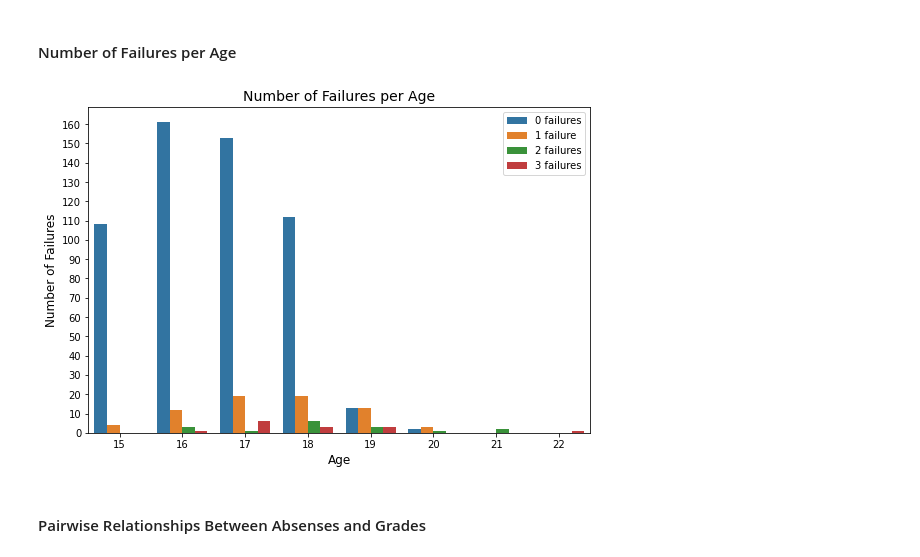
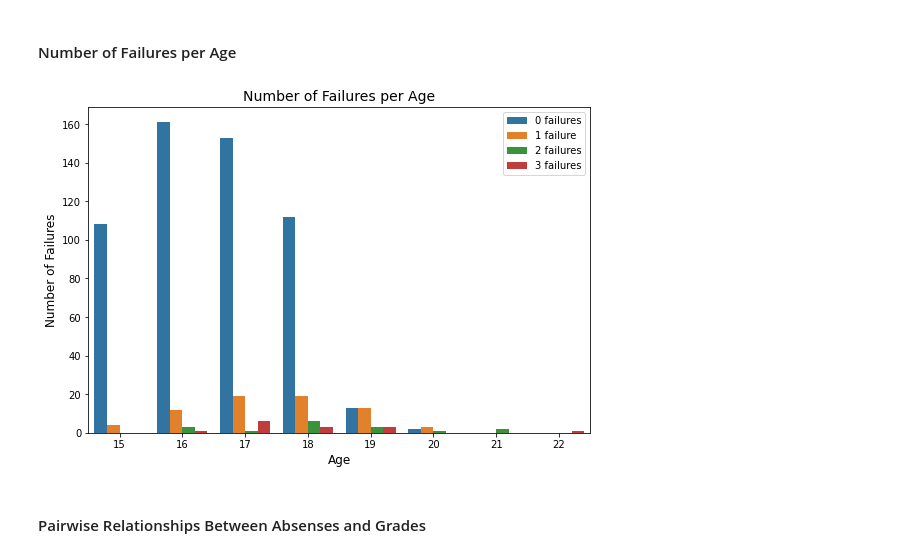
Before and after one commit to MarkLee7925/Student-Grade-Regression, a Jupyter notebook: Portuguese/Student_Grade_Regression_Portuguese.ipynb, the cells around one changed output. Saved outputs shown, nothing was run; the diff lists cells and outputs as text; code cells hidden in the pictures.

```diff
--- a/Portuguese/Student_Grade_Regression_Portuguese.ipynb
+++ b/Portuguese/Student_Grade_Regression_Portuguese.ipynb
@@ -225,16 +232,16 @@ plt.show()
 # %%
 # Number of failure rates per age
 plt.figure(figsize=(9, 6))
 failure_labels = ['0 failures', '1 failure', '2 failures', '3 failures']
 sns.countplot(x=df['age'], hue=df['failures'])
-plt.yticks(np.arange(0, 170, 10))
+plt.yticks(np.arange(0, 180, 20))
 plt.xlabel('Age', fontsize=12)
 plt.ylabel('Number of Failures', fontsize=12)
 plt.title('Number of Failures per Age', fontsize=14)
 plt.legend(labels=failure_labels, loc='upper right')
 plt.show()
 # %% [output]
-[figure, old version]
+[figure, new version]
 # %% [markdown]
 #### Pairwise Relationships Between Absenses and Grades
 # %%
```
Also changed, not shown: parts of 9 cells of this notebook.
